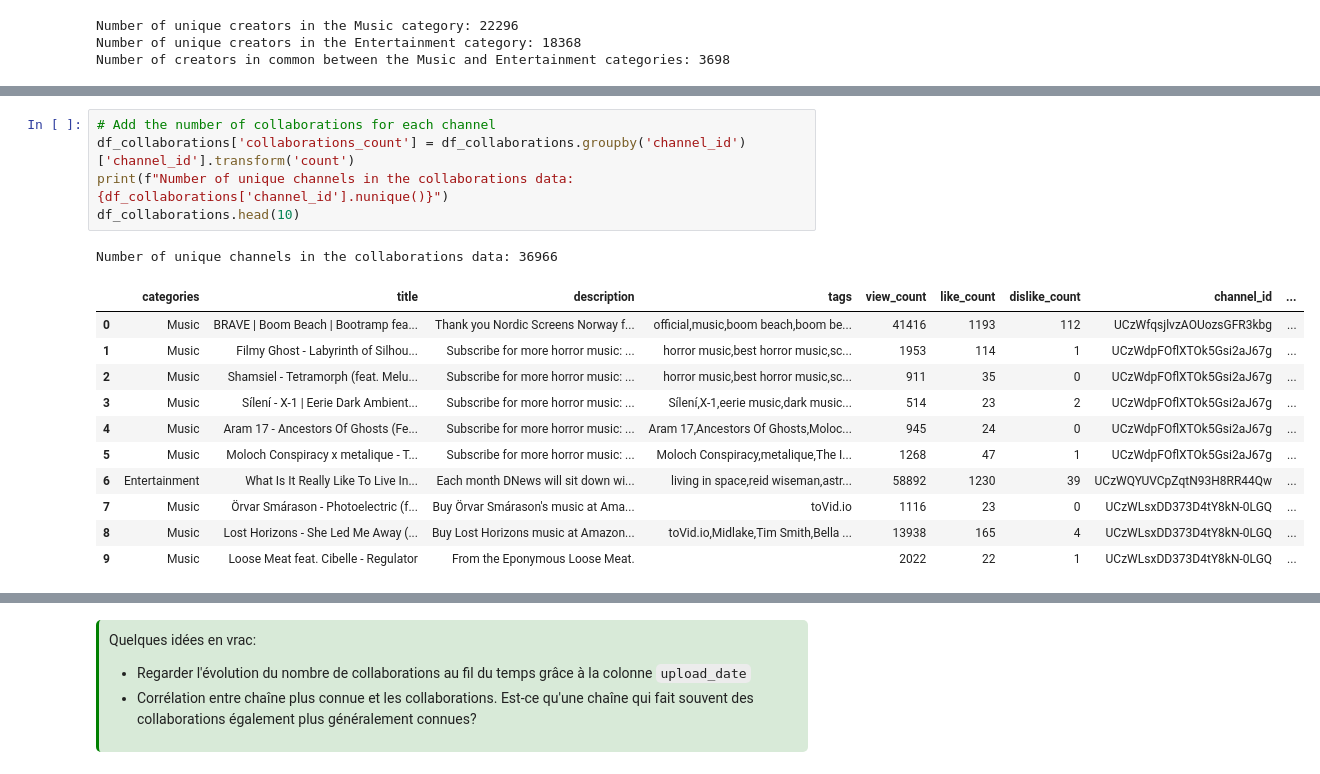
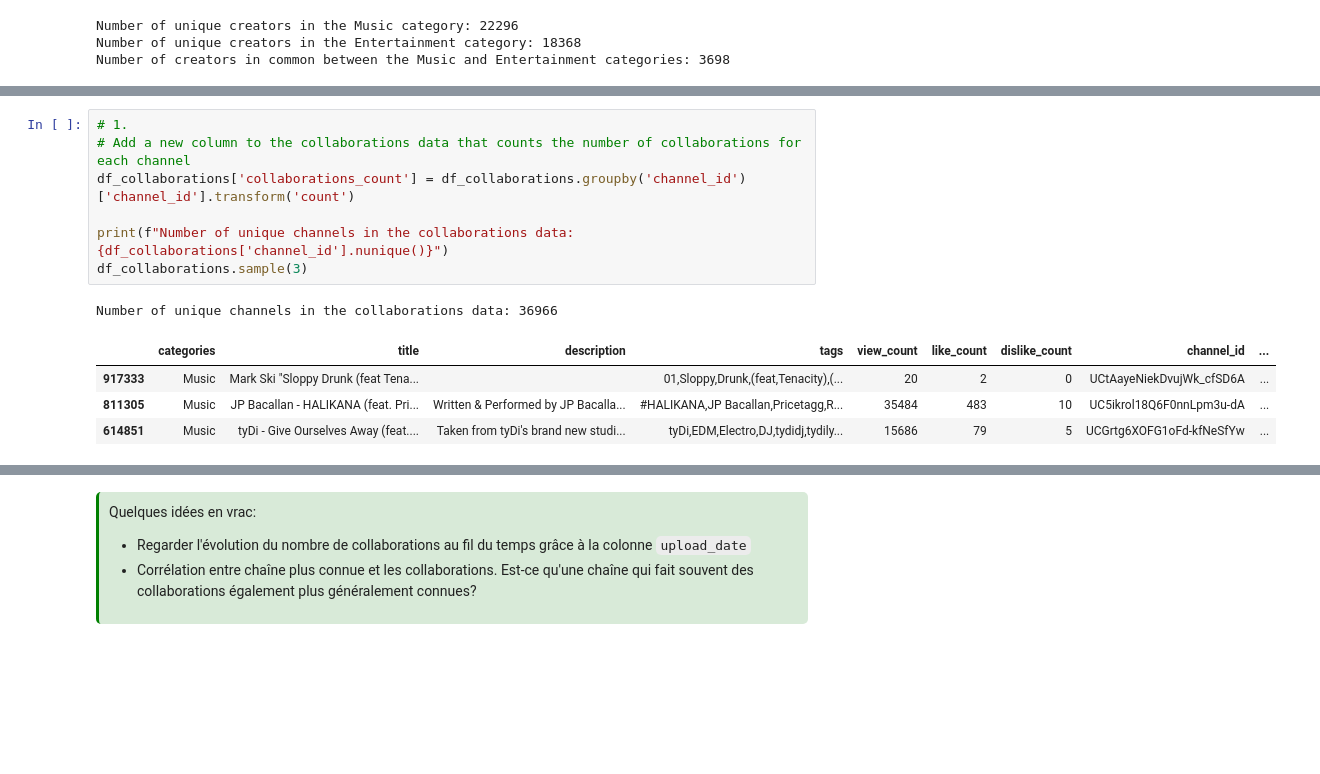
Before and after one commit to epfl-ada/ada-2024-project-tropicaltoucansinsight, a Jupyter notebook: collaborations.ipynb, the cells around one changed output, grey strips where cells are left out. Saved outputs shown, nothing was run; the diff lists cells and outputs as text; blank space fills up the shorter version.

```diff
--- a/collaborations.ipynb
+++ b/collaborations.ipynb
@@ -285,18 +291,13 @@ Number of unique channels in the Entertainment and Music categories: 55513
 # %%
-# Add the number of collaborations for each channel
+# 1.
+# Add a new column to the collaborations data that counts the number of collaborations for each channel
 df_collaborations['collaborations_count'] = df_collaborations.groupby('channel_id')['channel_id'].transform('count')
+
 print(f"Number of unique channels in the collaborations data: {df_collaborations['channel_id'].nunique()}")
-df_collaborations.head(10)
+df_collaborations.sample(3)
 # %% [output]
 Number of unique channels in the collaborations data: 36966
 |  | categories | title | description | tags | view_count | like_count | dislike_count | channel_id | ... |
-| 0 | Music | BRAVE | Boom Beach | Bootramp fea... | Thank you Nordic Screens Norway f... | official,music,boom beach,boom be... | 41416 | 1193 | 112 | UCzWfqsjlvzAOUozsGFR3kbg | ... |
-| 1 | Music | Filmy Ghost - Labyrinth of Silhou... | Subscribe for more horror music: ... | horror music,best horror music,sc... | 1953 | 114 | 1 | UCzWdpFOflXTOk5Gsi2aJ67g | ... |
-| 2 | Music | Shamsiel - Tetramorph (feat. Melu... | Subscribe for more horror music: ... | horror music,best horror music,sc... | 911 | 35 | 0 | UCzWdpFOflXTOk5Gsi2aJ67g | ... |
-| 3 | Music | Sílení - X-1 | Eerie Dark Ambient... | Subscribe for more horror music: ... | Sílení,X-1,eerie music,dark music... | 514 | 23 | 2 | UCzWdpFOflXTOk5Gsi2aJ67g | ... |
-| 4 | Music | Aram 17 - Ancestors Of Ghosts (Fe... | Subscribe for more horror music: ... | Aram 17,Ancestors Of Ghosts,Moloc... | 945 | 24 | 0 | UCzWdpFOflXTOk5Gsi2aJ67g | ... |
-| 5 | Music | Moloch Conspiracy x metalique - T... | Subscribe for more horror music: ... | Moloch Conspiracy,metalique,The I... | 1268 | 47 | 1 | UCzWdpFOflXTOk5Gsi2aJ67g | ... |
-| 6 | Entertainment | What Is It Really Like To Live In... | Each month DNews will sit down wi... | living in space,reid wiseman,astr... | 58892 | 1230 | 39 | UCzWQYUVCpZqtN93H8RR44Qw | ... |
-| 7 | Music | Örvar Smárason - Photoelectric (f... | Buy Örvar Smárason's music at Ama... | toVid.io | 1116 | 23 | 0 | UCzWLsxDD373D4tY8kN-0LGQ | ... |
-| 8 | Music | Lost Horizons - She Led Me Away (... | Buy Lost Horizons music at Amazon... | toVid.io,Midlake,Tim Smith,Bella ... | 13938 | 165 | 4 | UCzWLsxDD373D4tY8kN-0LGQ | ... |
-| 9 | Music | Loose Meat feat. Cibelle - Regulator | From the Eponymous Loose Meat. |  | 2022 | 22 | 1 | UCzWLsxDD373D4tY8kN-0LGQ | ... |
+| 917333 | Music | Mark Ski "Sloppy Drunk (feat Tena... |  | 01,Sloppy,Drunk,(feat,Tenacity),(... | 20 | 2 | 0 | UCtAayeNiekDvujWk_cfSD6A | ... |
+| 811305 | Music | JP Bacallan - HALIKANA (feat. Pri... | Written & Performed by JP Bacalla... | #HALIKANA,JP Bacallan,Pricetagg,R... | 35484 | 483 | 10 | UC5ikrol18Q6F0nnLpm3u-dA | ... |
+| 614851 | Music | tyDi - Give Ourselves Away (feat.... | Taken from tyDi's brand new studi... | tyDi,EDM,Electro,DJ,tydidj,tydily... | 15686 | 79 | 5 | UCGrtg6XOFG1oFd-kfNeSfYw | ... |
```
Also changed, not shown: parts of 26 cells of this notebook, 2 other files.
